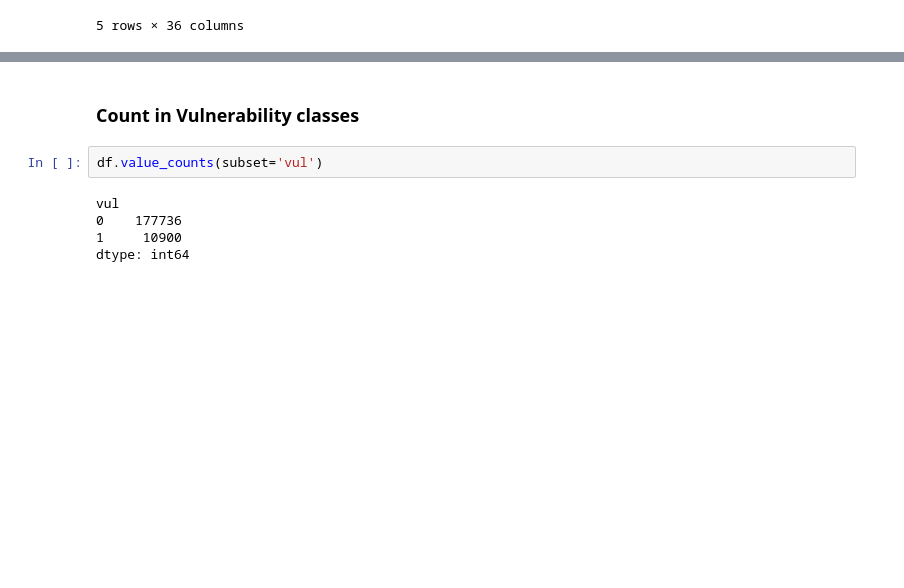
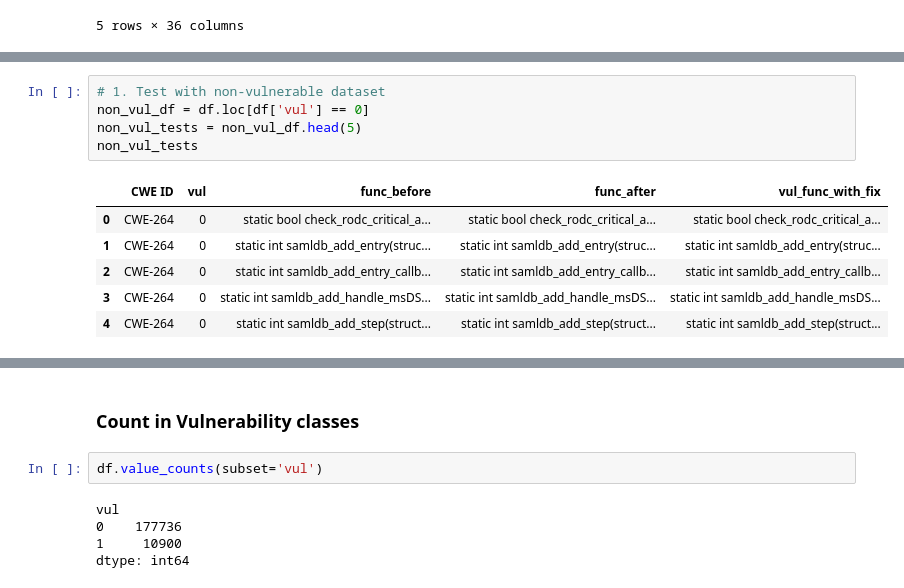
Before and after one commit to seunghee6022/TransVulDet, a Jupyter notebook: data preprocessing/MSR_data_preprocessing.ipynb, the cells around one changed output, grey strips where cells are left out. Cells and saved outputs as stored; diff of their text form; blank space fills up the shorter version.

```diff
--- a/data preprocessing/MSR_data_preprocessing.ipynb
+++ b/data preprocessing/MSR_data_preprocessing.ipynb
@@ -55,0 +73,12 @@ df['vul_func_with_fix'].loc[0]
+# %%
+# 1. Test with non-vulnerable dataset
+non_vul_df = df.loc[df['vul'] == 0]
+non_vul_tests = non_vul_df.head(5)
+non_vul_tests
+# %% [output]
+|  | CWE ID | vul | func_before | func_after | vul_func_with_fix |
+| 0 | CWE-264 | 0 | static bool check_rodc_critical_a... | static bool check_rodc_critical_a... | static bool check_rodc_critical_a... |
+| 1 | CWE-264 | 0 | static int samldb_add_entry(struc... | static int samldb_add_entry(struc... | static int samldb_add_entry(struc... |
+| 2 | CWE-264 | 0 | static int samldb_add_entry_callb... | static int samldb_add_entry_callb... | static int samldb_add_entry_callb... |
+| 3 | CWE-264 | 0 | static int samldb_add_handle_msDS... | static int samldb_add_handle_msDS... | static int samldb_add_handle_msDS... |
+| 4 | CWE-264 | 0 | static int samldb_add_step(struct... | static int samldb_add_step(struct... | static int samldb_add_step(struct... |
```
Also changed, not shown: parts of 14 cells of this notebook, 6 other files.
